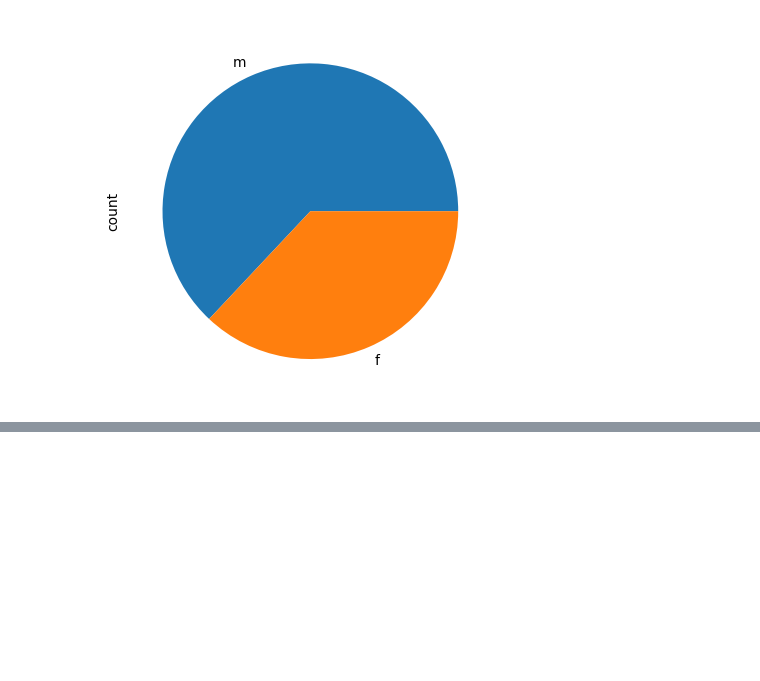
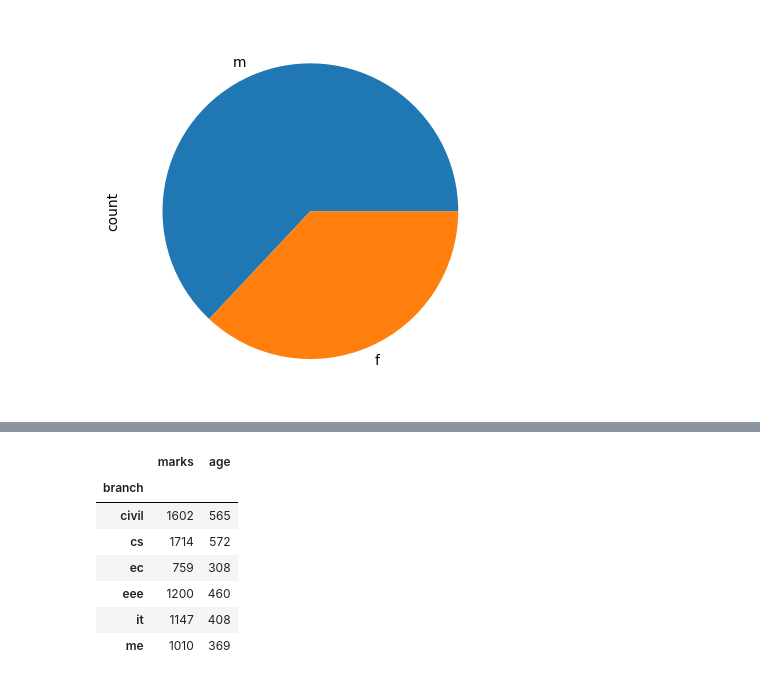
Before and after one commit to abhishekmorya1/DataScience, a Jupyter notebook: Prime/Pandas/pandas2.ipynb, the cells around one changed output, grey strips where cells are left out. Saved outputs shown, nothing was run; the diff lists cells and outputs as text; code cells hidden in the pictures; blank space fills up the shorter version.

```diff
--- a/Prime/Pandas/pandas2.ipynb
+++ b/Prime/Pandas/pandas2.ipynb
@@ -612,0 +620,12 @@ df["gender"].value_counts().plot(kind="pie")
+# %%
+x= df[["branch", "marks", "age"]].groupby(by= ["branch"])
+x.sum()
+# %% [output]
+|  | marks | age |
+| branch |  |  |
+| civil | 1602 | 565 |
+| cs | 1714 | 572 |
+| ec | 759 | 308 |
+| eee | 1200 | 460 |
+| it | 1147 | 408 |
+| me | 1010 | 369 |
```
Also changed, not shown: parts of 7 cells of this notebook, 3 other files.
